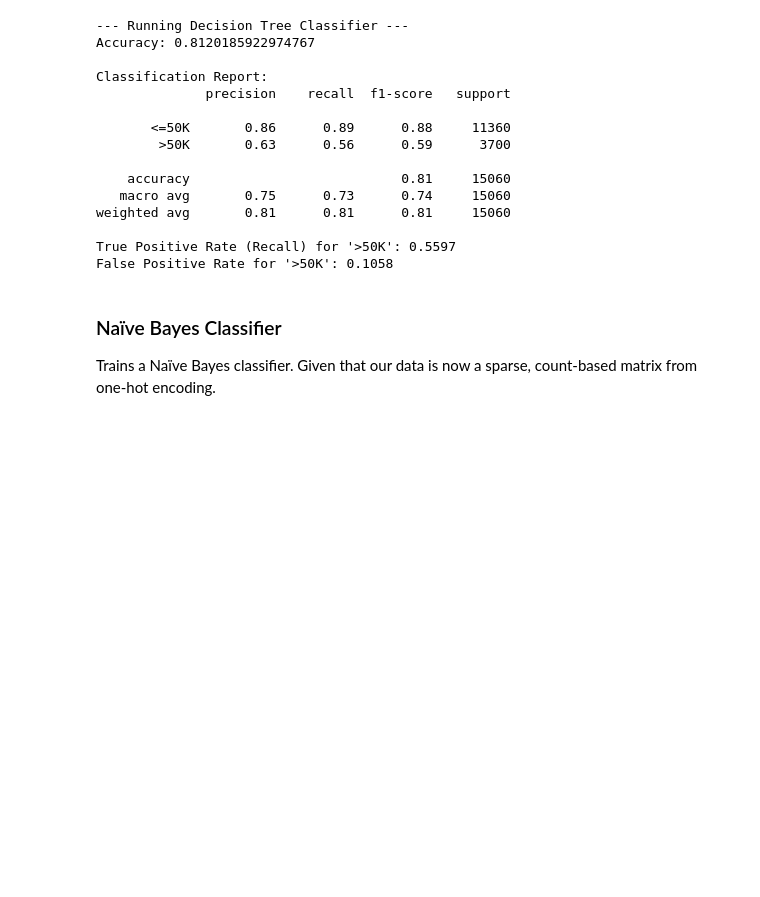
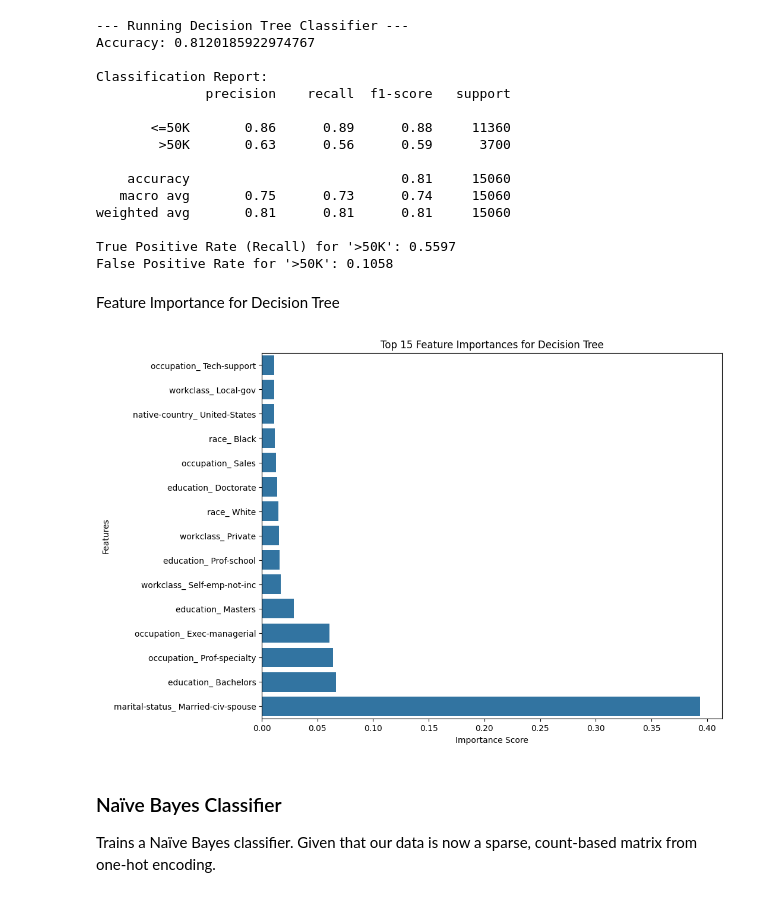
Before and after one commit to yiwang099/Adult-dataset-scikit-learn-project, a Jupyter notebook: PracticeProject.ipynb, the cells around one changed output. Cells and saved outputs as stored; diff of their text form; code cells hidden in the pictures; blank space fills up the shorter version.

Commit message:
add visualizations

```diff
--- a/PracticeProject.ipynb
+++ b/PracticeProject.ipynb
@@ -121,8 +127,10 @@ def run_decision_tree(X_train, y_train, X_test, y_test):
     print(f"True Positive Rate (Recall) for '>50K': {tp_rate:.4f}")
     print(f"False Positive Rate for '>50K': {fp_rate:.4f}")
 
+    return dt_classifier
+
 # Execute the Decision Tree function
-run_decision_tree(X_train_cat, y_train_cat, X_test_cat, y_test_cat)
+dt_classifier = run_decision_tree(X_train_cat, y_train_cat, X_test_cat, y_test_cat)
 # %% [output]
 --- Running Decision Tree Classifier ---
 Accuracy: 0.8120185922974767
@@ -139,6 +147,32 @@ weighted avg       0.81      0.81      0.81     15060
 
 True Positive Rate (Recall) for '>50K': 0.5597
 False Positive Rate for '>50K': 0.1058
+# %% [markdown]
+Feature Importance for Decision Tree
+# %%
+def plot_feature_importance(model, feature_names, top_n=15):
+
+    # Get feature importances
+    importances = model.feature_importances_
+    indices = np.argsort(importances)[::-1]
+
+    # Get the top N feature names and their importance scores
+    top_indices = indices[:top_n]
+    top_features = [feature_names[i] for i in top_indices]
+    top_importances = importances[top_indices]
+
+    # Create the plot
+    plt.figure(figsize=(10, 8))
+    sns.barplot(x=top_importances, y=top_features)
+    plt.title(f'Top {top_n} Feature Importances for Decision Tree')
+    plt.xlabel('Importance Score')
+    plt.ylabel('Features')
+    plt.gca().invert_yaxis() # Display the most important feature at the top
+    plt.show()
+
+plot_feature_importance(dt_classifier, X_train_cat.columns)
+# %% [output]
+[figure, added]
 # %% [markdown]
 ### Naïve Bayes Classifier
 
```
Also changed, not shown: parts of 6 cells of this notebook.
